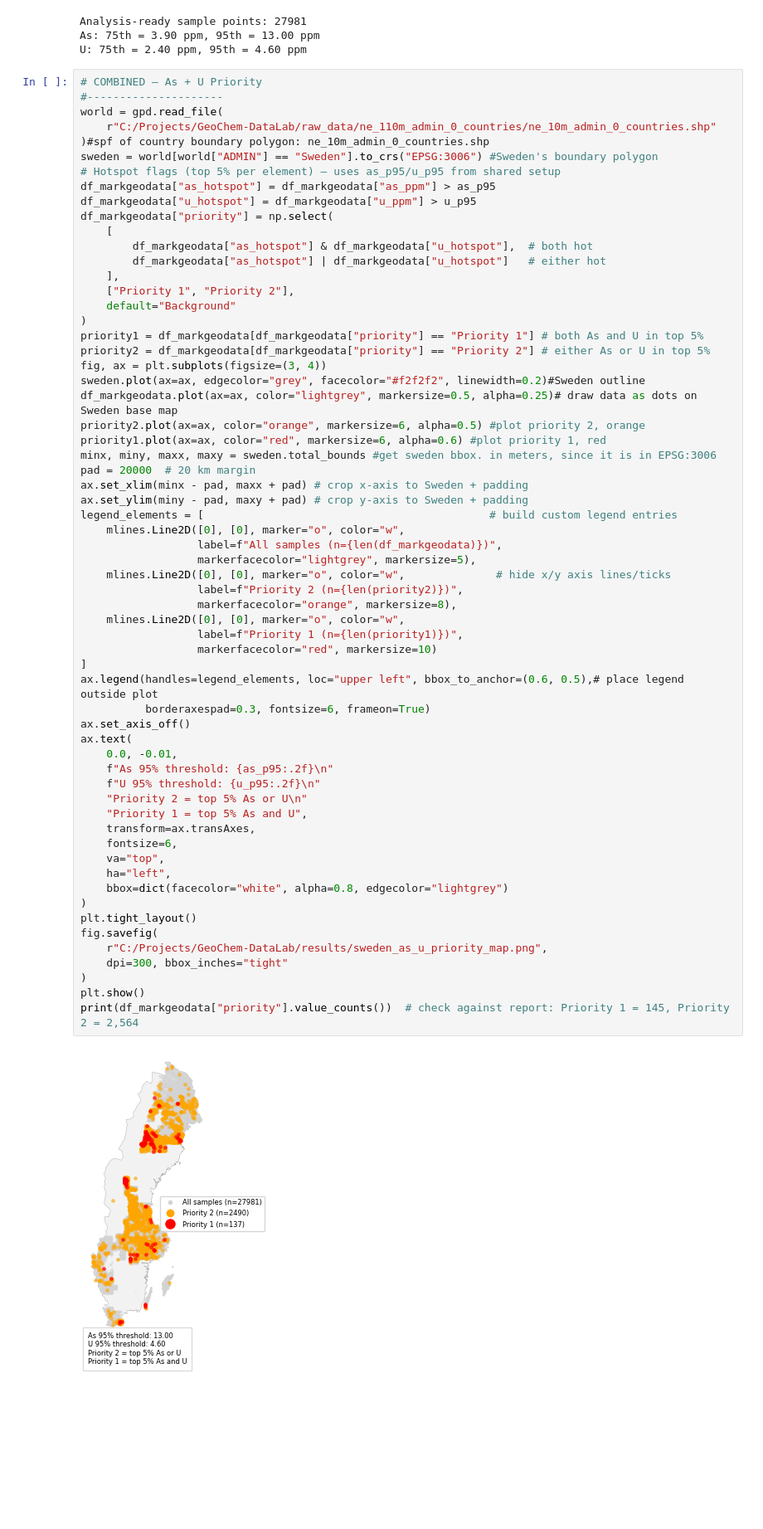
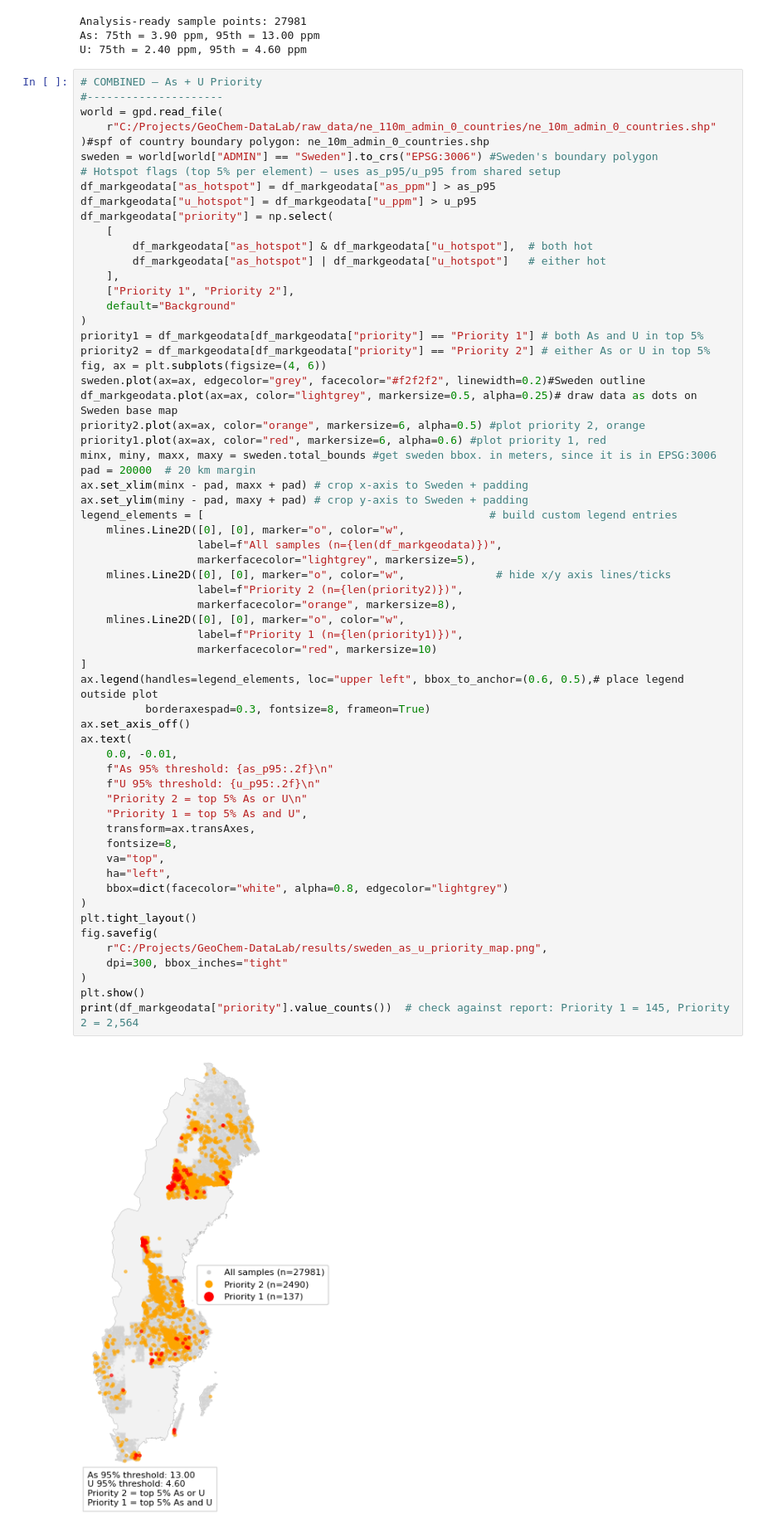
Before and after one commit to M-Tuy/GeoChem-DataLab, a Jupyter notebook: notebooks/As and U combined.ipynb, the cells around one changed output. Shown at 83% size. Cells and saved outputs as stored; diff of their text form; blank space fills up the shorter version.

```diff
--- a/notebooks/As and U combined.ipynb
+++ b/notebooks/As and U combined.ipynb
@@ -82,7 +82,7 @@ df_markgeodata["priority"] = np.select(
 )
 priority1 = df_markgeodata[df_markgeodata["priority"] == "Priority 1"] # both As and U in top 5%
 priority2 = df_markgeodata[df_markgeodata["priority"] == "Priority 2"] # either As or U in top 5%
-fig, ax = plt.subplots(figsize=(3, 4))
+fig, ax = plt.subplots(figsize=(4, 6))
 sweden.plot(ax=ax, edgecolor="grey", facecolor="#f2f2f2", linewidth=0.2)#Sweden outline
 df_markgeodata.plot(ax=ax, color="lightgrey", markersize=0.5, alpha=0.25)# draw data as dots on Sweden base map
 priority2.plot(ax=ax, color="orange", markersize=6, alpha=0.5) #plot priority 2, orange
@@ -96,36 +96,36 @@ legend_elements = [                                            # build custom le
                   label=f"All samples (n={len(df_markgeodata)})",
                   markerfacecolor="lightgrey", markersize=5),
     mlines.Line2D([0], [0], marker="o", color="w",              # hide x/y axis lines/ticks
                   label=f"Priority 2 (n={len(priority2)})",
                   markerfacecolor="orange", markersize=8),
     mlines.Line2D([0], [0], marker="o", color="w",
                   label=f"Priority 1 (n={len(priority1)})",
                   markerfacecolor="red", markersize=10)
 ]
 ax.legend(handles=legend_elements, loc="upper left", bbox_to_anchor=(0.6, 0.5),# place legend outside plot
-          borderaxespad=0.3, fontsize=6, frameon=True)
+          borderaxespad=0.3, fontsize=8, frameon=True)
 ax.set_axis_off()
 ax.text(
     0.0, -0.01,
     f"As 95% threshold: {as_p95:.2f}\n"
     f"U 95% threshold: {u_p95:.2f}\n"
     "Priority 2 = top 5% As or U\n"
     "Priority 1 = top 5% As and U",
     transform=ax.transAxes,
-    fontsize=6,
+    fontsize=8,
     va="top",
     ha="left",
     bbox=dict(facecolor="white", alpha=0.8, edgecolor="lightgrey")
 )
 plt.tight_layout()
 fig.savefig(
     r"C:/Projects/GeoChem-DataLab/results/sweden_as_u_priority_map.png",
     dpi=300, bbox_inches="tight"
 )
 plt.show()
 print(df_markgeodata["priority"].value_counts())  # check against report: Priority 1 = 145, Priority 2 = 2,564
 # %% [output]
-[figure, old version]
+[figure, new version]
 priority
 Background    25354
 Priority 2     2490
```
Also changed, not shown: parts of 2 cells of this notebook, 7 other files.
